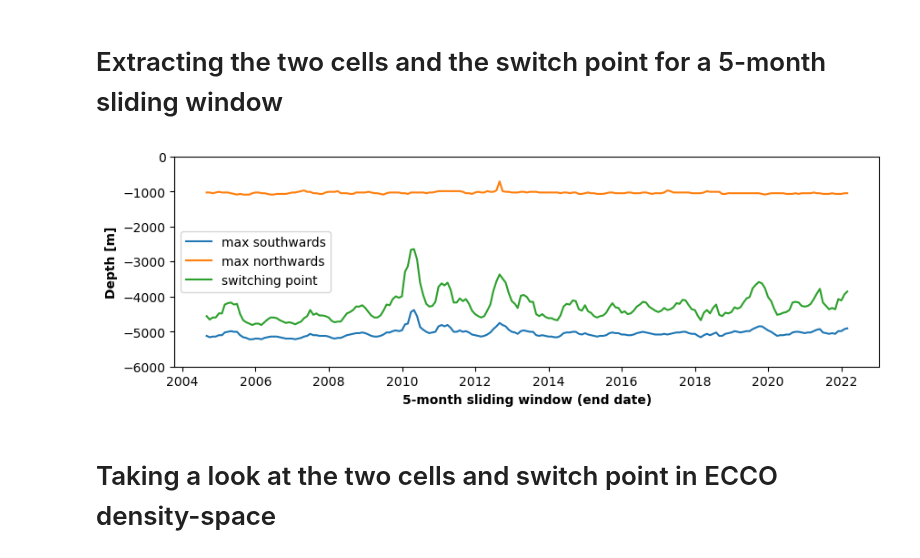
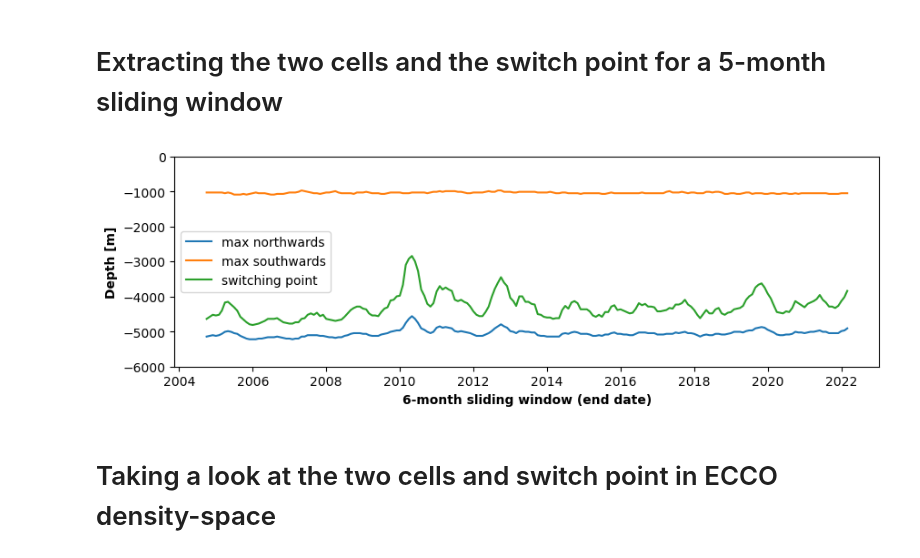
Before and after one commit to ai4er-cdt/OTP, a Jupyter notebook: notebooks/26N_rapid_vs_model.ipynb, the cells around one changed output. Cells and saved outputs as stored; diff of their text form; code cells hidden in the pictures.

Commit message:
RAPID visualization tweaks

```diff
--- a/notebooks/26N_rapid_vs_model.ipynb
+++ b/notebooks/26N_rapid_vs_model.ipynb
@@ -81,23 +81,23 @@ plt.show()
 # Extracting the two cells and the switch point for a 5-month sliding window
 # %%
 # Calculating the lower/upper cell depths and switch points
-min_depths, max_depths, zero_depths, new_time = scripts.cell_extraction_26N.sliding_window_min_max_mix(rapid_flipped)
+min_depths, max_depths, zero_depths, new_time = scripts.cell_extraction_26N.sliding_window_min_max_mix(rapid_flipped, window_size = 6)
 
 # Plot these over time--not quite sure how to interpret time dimension because of windows...
 plt.figure(figsize = (10, 3))
 
-plt.plot(new_time, min_depths, label = 'max southwards')
-plt.plot(new_time, max_depths, label = 'max northwards')
+plt.plot(new_time, min_depths, label = 'max northwards')
+plt.plot(new_time, max_depths, label = 'max southwards')
 plt.plot(new_time, zero_depths, label = 'switching point')
 
 plt.ylim(-6000, 0)
 
 plt.ylabel('Depth [m]', weight = 'bold')
-plt.xlabel('5-month sliding window (end date)', weight = 'bold')
+plt.xlabel('6-month sliding window (end date)', weight = 'bold')
 
 plt.legend();
 # %% [output]
-[figure, old version]
+[figure, new version]
 # %% [markdown]
 # Taking a look at the two cells and switch point in ECCO density-space
 # %%
```
Also changed, not shown: parts of 1 cell of this notebook.
